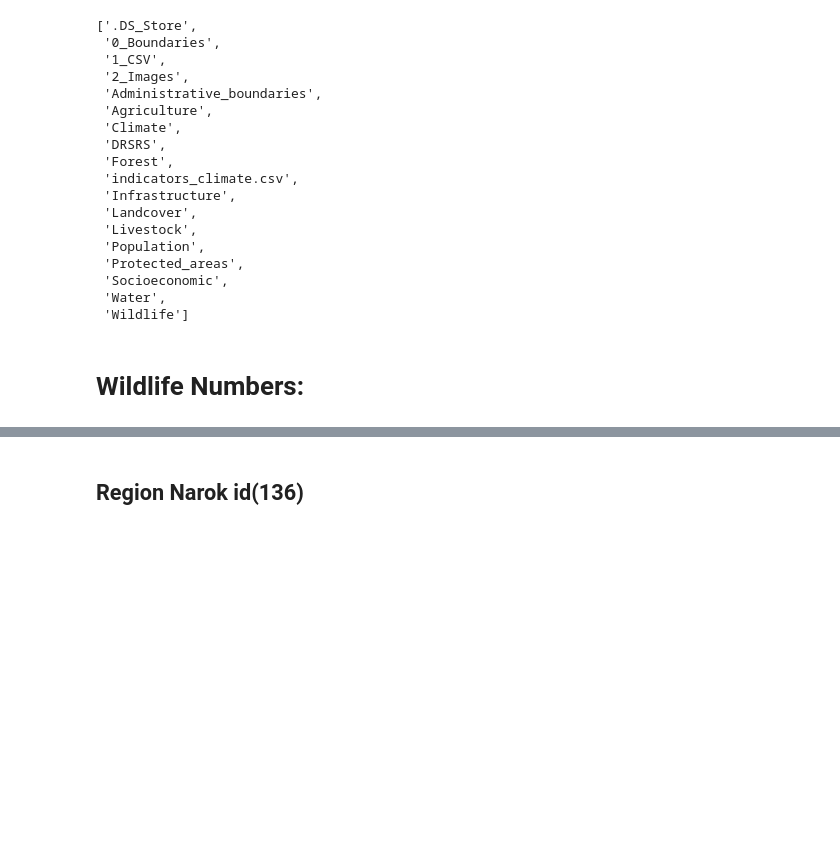
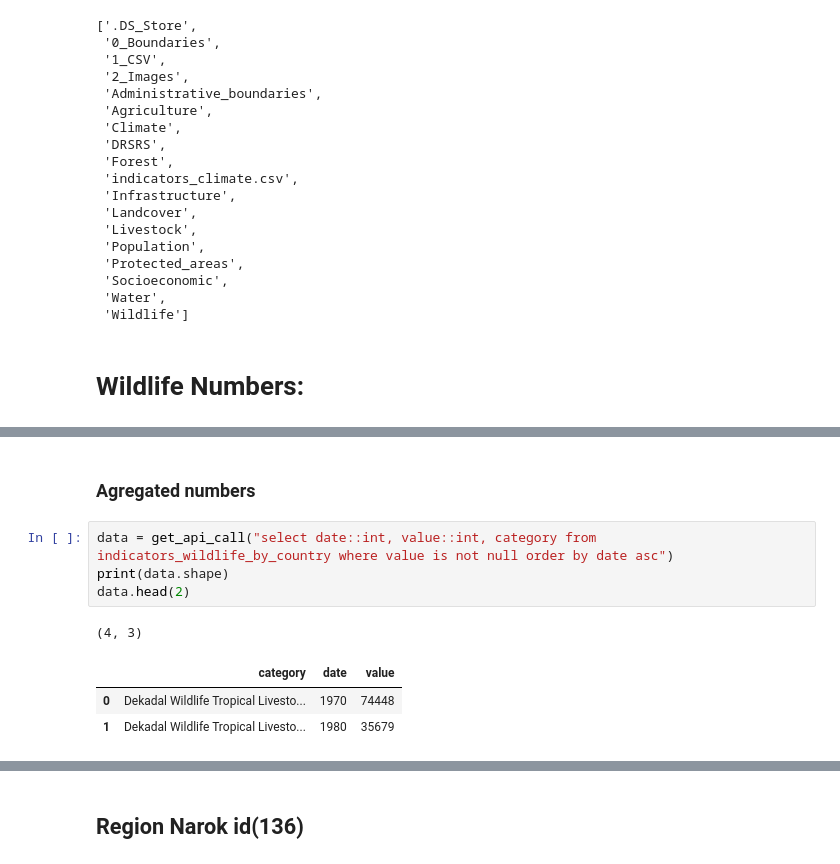
Before and after one commit to Vizzuality/notebooks, a Jupyter notebook: Kenia-dashboard/dashboard-exploration.ipynb, the cells around one changed output, grey strips where cells are left out. Drawn from its saved outputs; the diff is of its cells as text; blank space fills up the shorter version.

```diff
--- a/Kenia-dashboard/dashboard-exploration.ipynb
+++ b/Kenia-dashboard/dashboard-exploration.ipynb
@@ -70,0 +121,11 @@ os.listdir(data_path)
+# %% [markdown]
+### Agregated numbers
+# %%
+data = get_api_call("select date::int, value::int, category from indicators_wildlife_by_country where value is not null order by date asc")
+print(data.shape)
+data.head(2)
+# %% [output]
+(4, 3)
+|  | category | date | value |
+| 0 | Dekadal Wildlife Tropical Livesto... | 1970 | 74448 |
+| 1 | Dekadal Wildlife Tropical Livesto... | 1980 | 35679 |
```
Also changed, not shown: parts of 6 cells of this notebook.
